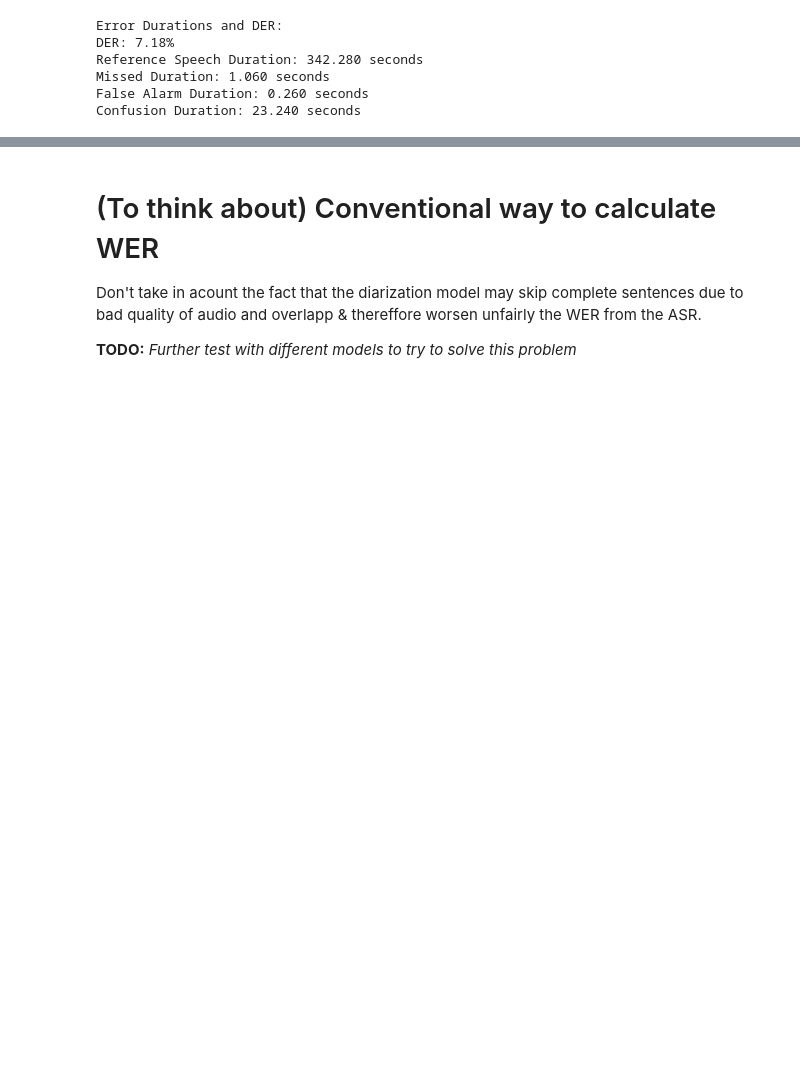
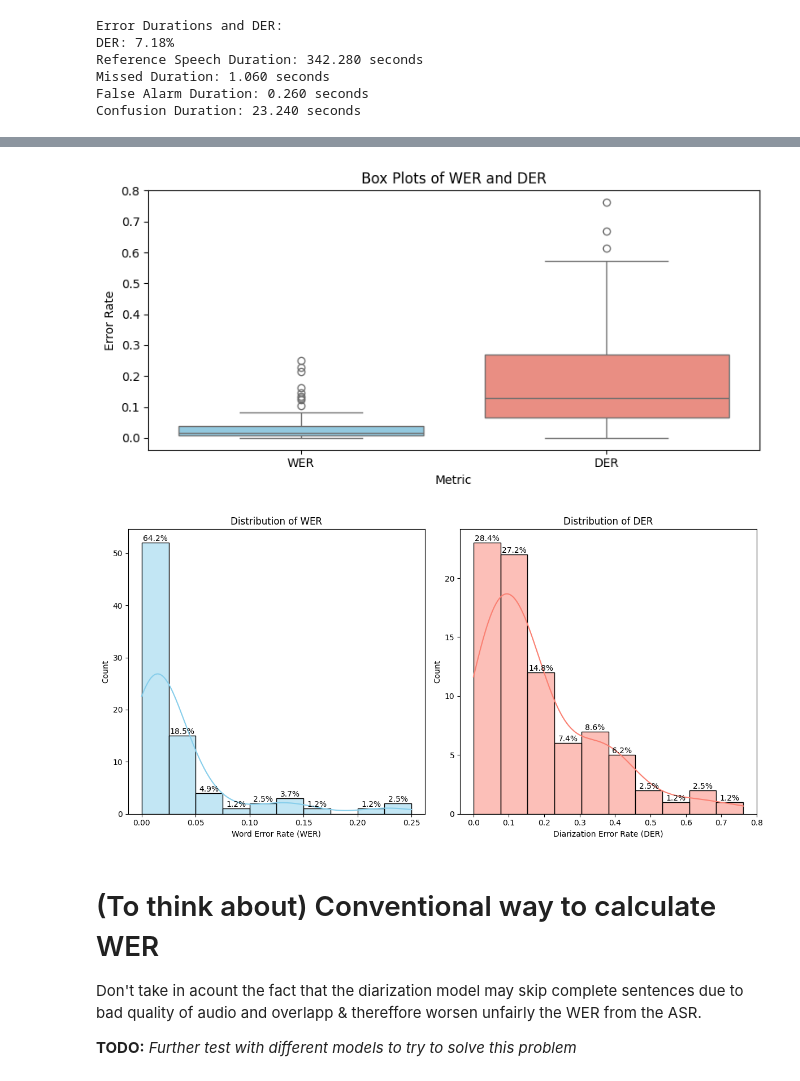
Before and after one commit to AfroDeivid/automatic-interviews-processing, a Jupyter notebook: src/format.ipynb, the cells around one changed output, grey strips where cells are left out. Saved outputs shown, nothing was run; the diff lists cells and outputs as text; code cells hidden in the pictures; blank space fills up the shorter version.

```diff
--- a/src/format.ipynb
+++ b/src/format.ipynb
@@ -80,3 +192,9 @@ Confusion Duration: 23.240 seconds
+# %%
+plot_boxplots(df_4)
+plot_histograms(df_4)
+# %% [output]
+[figure, added]
+[figure, added]
 # %% [markdown]
 # (To think about) Conventional way to calculate WER
 Don't take in acount the fact that the diarization model may skip complete sentences due to bad quality of audio and overlapp & thereffore worsen unfairly the WER from the ASR.
```
Also changed, not shown: parts of 10 cells of this notebook, 5 other files.
